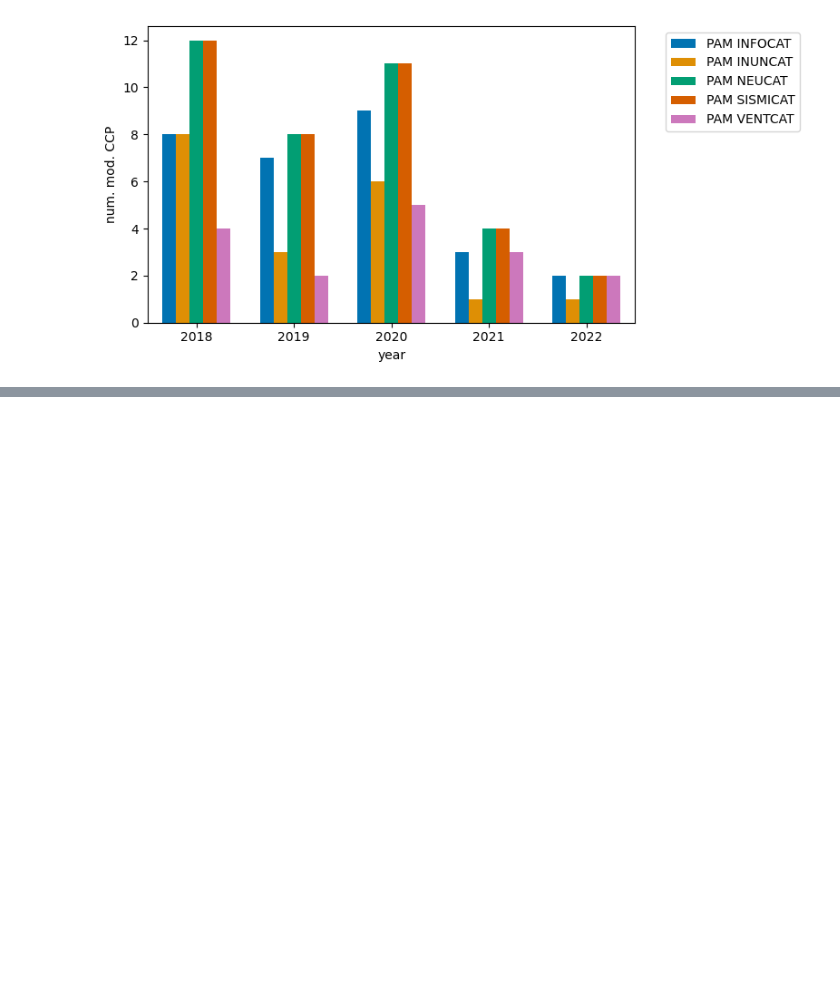
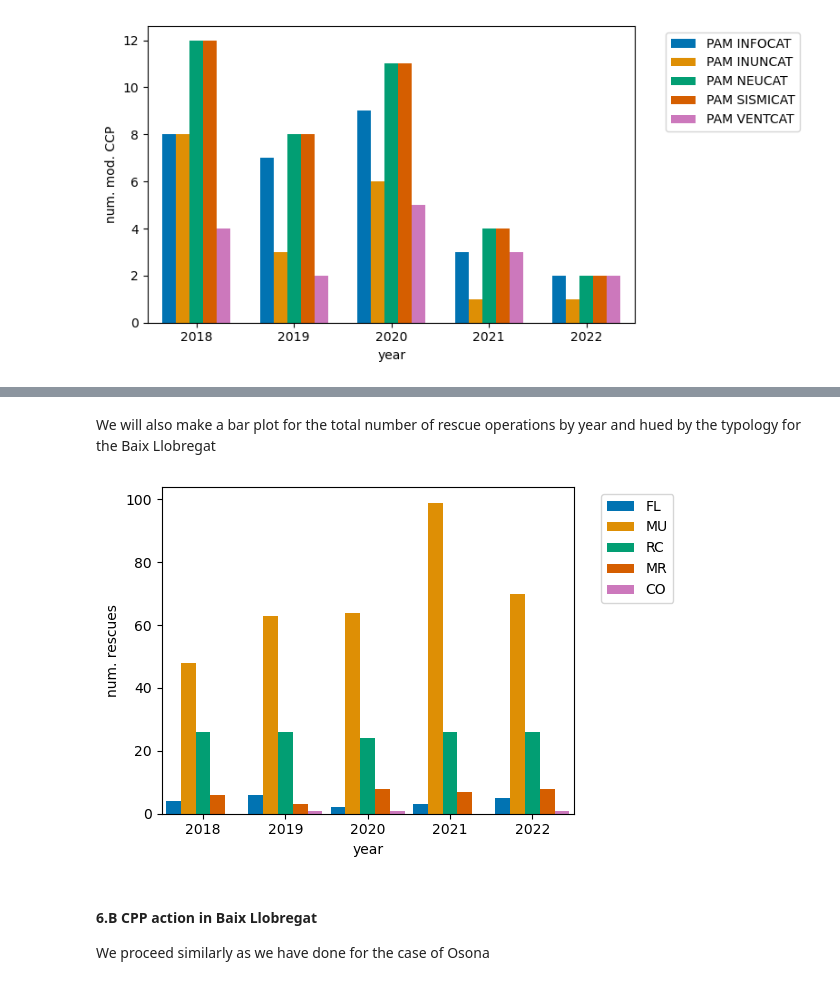
Before and after one commit to belenmvinhas/AVDM_ioib, a Jupyter notebook: ot/civil_protection_plans.ipynb, the cells around one changed output, grey strips where cells are left out. Drawn from its saved outputs; the diff is of its cells as text; code cells hidden in the pictures; blank space fills up the shorter version.

Commit message:
changes in notebook and new figures

```diff
--- a/ot/civil_protection_plans.ipynb
+++ b/ot/civil_protection_plans.ipynb
@@ -709,0 +716,2 @@ plt.show()
+# %%
+resc_filt_bl = filt_rescues[filt_rescues["NOM_COMARCA"] == "Baix Llobregat"].drop(columns = columns).copy(deep = True)
@@ -709,0 +760,23 @@ plt.show()
+# %% [markdown]
+We will also make a bar plot for the total number of rescue operations by year and hued by the typology for the Baix Llobregat
+# %%
+# Create a bar plot. Use a colorblind palette to represent categorical data.
+plt.figure(figsize=(6, 4))
+hue_order = ["FL", "MU", "RC", "MR", "CO"]
+sns.barplot(x='ANY', y='NUM_ACTIONS', hue='TAL_COD_ALARMA2', hue_order = hue_order, data=grouped_by_years_bl, palette = "colorblind", saturation = 1, width = 0.9)
+
+# Set plot labels and title
+plt.xlabel('year')
+plt.ylabel('num. rescues')
+plt.legend(bbox_to_anchor=(1.05, 1), loc='upper left')
+# plt.title('Number of Incidents by Year and Incident Type')
+
+# Save and show the plot
+plt.tight_layout()
+plt.savefig("figures/rescue_baix_llobregat.pdf")
+plt.show()
+# %% [output]
+[figure, added]
+# %% [markdown]
+#### 6.B CPP action in Baix Llobregat
+We proceed similarly as we have done for the case of Osona
```
Also changed, not shown: parts of 24 cells of this notebook, 7 other files.
